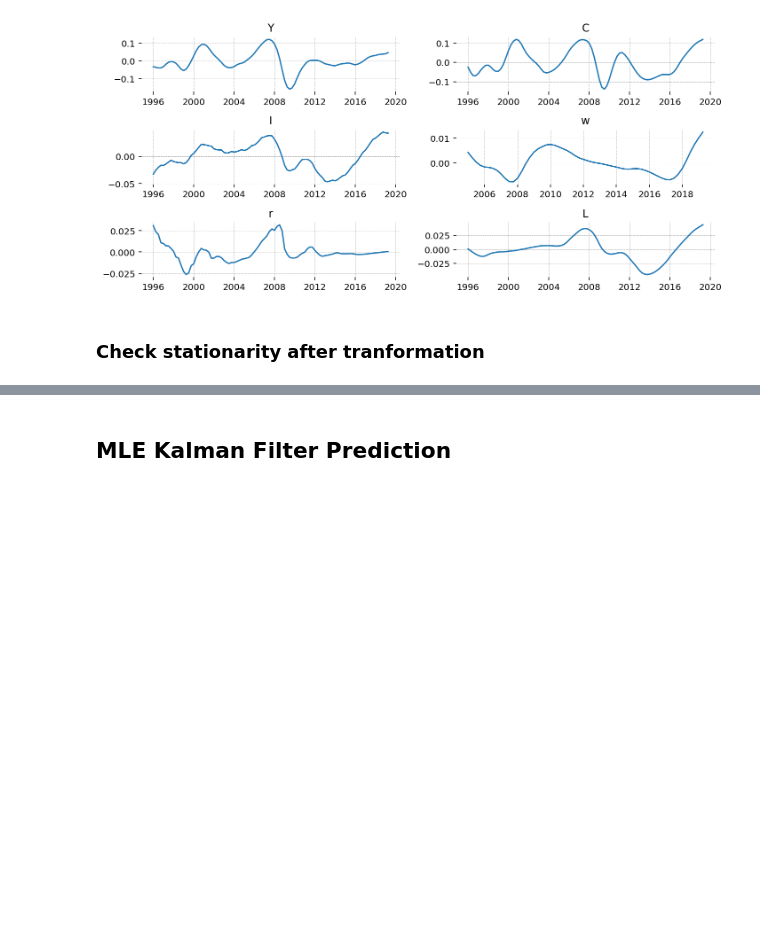
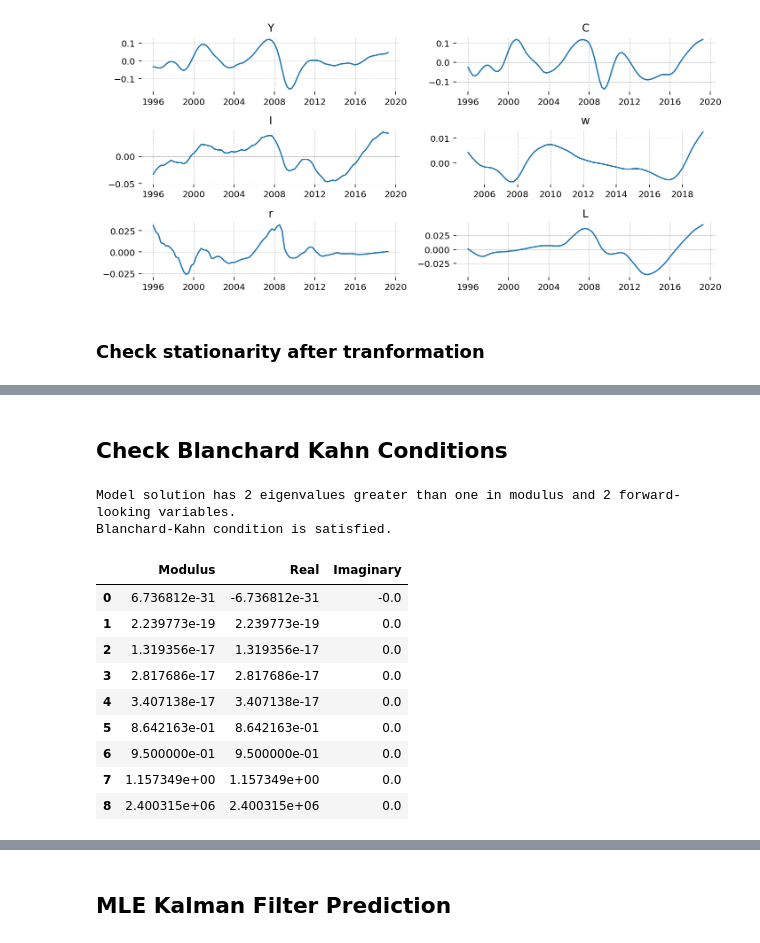
Before and after one commit to lukasgrahl/macro_rbc, a Jupyter notebook: notebooks/Fitting RBC to Italy Data.ipynb, the cells around one changed output, grey strips where cells are left out. Saved outputs shown, nothing was run; the diff lists cells and outputs as text; code cells hidden in the pictures; blank space fills up the shorter version.

```diff
--- a/notebooks/Fitting RBC to Italy Data.ipynb
+++ b/notebooks/Fitting RBC to Italy Data.ipynb
@@ -203,0 +208,17 @@ L  p-val: 0.03702931818509586,  reject: True
+# %% [markdown]
+## Check Blanchard Kahn Conditions
+# %%
+rbc.check_bk_condition()
+# %% [output]
+Model solution has 2 eigenvalues greater than one in modulus and 2 forward-looking variables.
+Blanchard-Kahn condition is satisfied.
+|  | Modulus | Real | Imaginary |
+| 0 | 6.736812e-31 | -6.736812e-31 | -0.0 |
+| 1 | 2.239773e-19 | 2.239773e-19 | 0.0 |
+| 2 | 1.319356e-17 | 1.319356e-17 | 0.0 |
+| 3 | 2.817686e-17 | 2.817686e-17 | 0.0 |
+| 4 | 3.407138e-17 | 3.407138e-17 | 0.0 |
+| 5 | 8.642163e-01 | 8.642163e-01 | 0.0 |
+| 6 | 9.500000e-01 | 9.500000e-01 | 0.0 |
+| 7 | 1.157349e+00 | 1.157349e+00 | 0.0 |
+| 8 | 2.400315e+06 | 2.400315e+06 | 0.0 |
```
Also changed, not shown: parts of 28 cells of this notebook, 1 other file.
